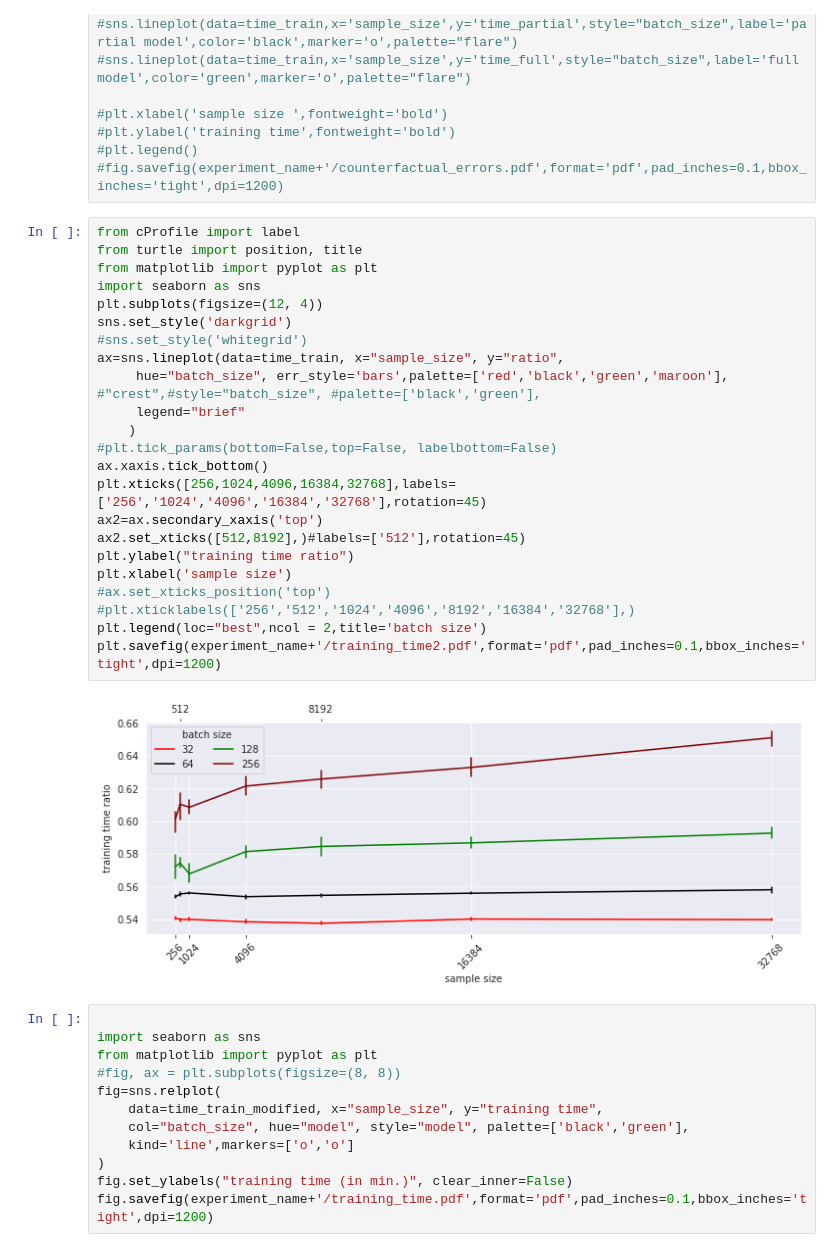
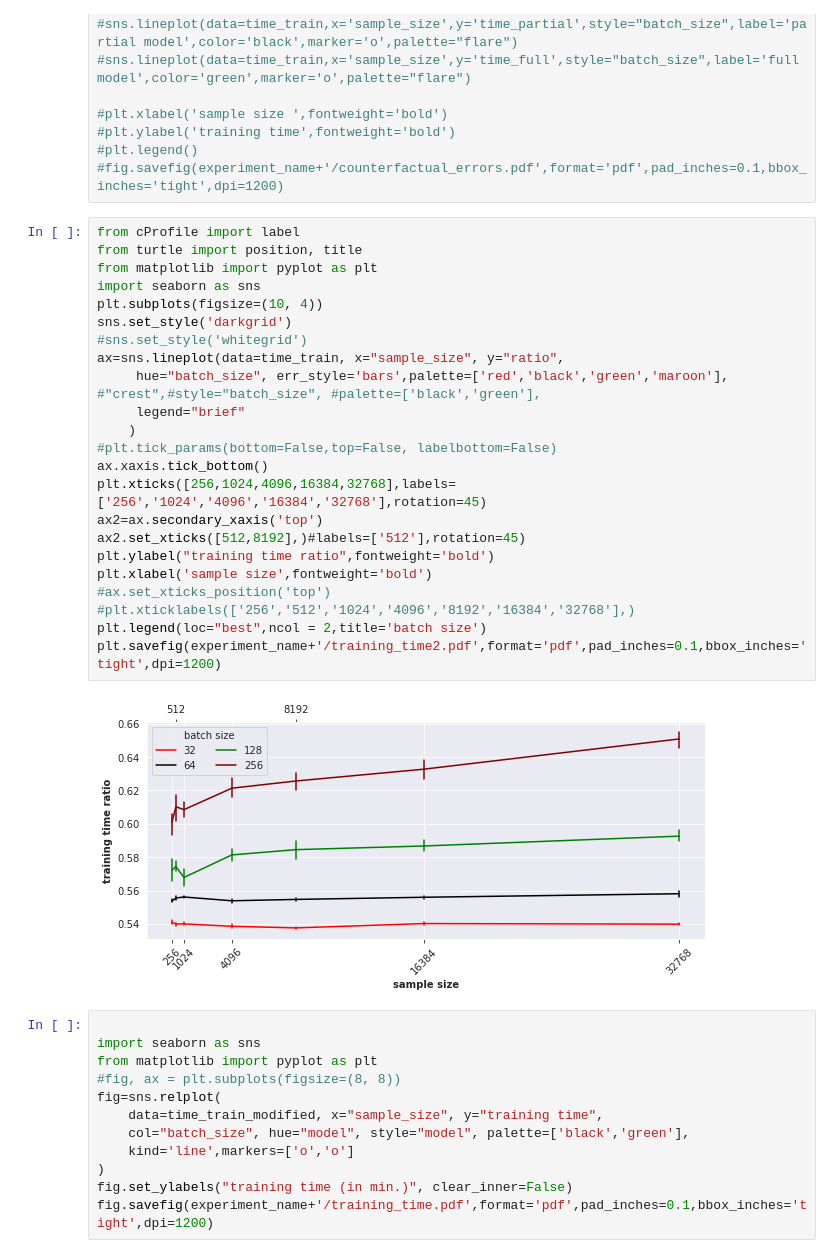
Before and after one commit to Saptarshi-Saha-1996/Noise-Abduction-for-Counterfactuals, a Jupyter notebook: Synthetic_data_experiment/train_time_experiment.ipynb, the cells around one changed output. Saved outputs shown, nothing was run; the diff lists cells and outputs as text.

```diff
--- a/Synthetic_data_experiment/train_time_experiment.ipynb
+++ b/Synthetic_data_experiment/train_time_experiment.ipynb
@@ -254,28 +254,28 @@ from matplotlib import pyplot as plt
 # %%
 from cProfile import label
 from turtle import position, title
 from matplotlib import pyplot as plt
 import seaborn as sns
-plt.subplots(figsize=(12, 4))
+plt.subplots(figsize=(10, 4))
 sns.set_style('darkgrid')
 #sns.set_style('whitegrid')
 ax=sns.lineplot(data=time_train, x="sample_size", y="ratio",
      hue="batch_size", err_style='bars',palette=['red','black','green','maroon'], #"crest",#style="batch_size", #palette=['black','green'],
      legend="brief"
     )
 #plt.tick_params(bottom=False,top=False, labelbottom=False)
 ax.xaxis.tick_bottom()
 plt.xticks([256,1024,4096,16384,32768],labels=['256','1024','4096','16384','32768'],rotation=45)
 ax2=ax.secondary_xaxis('top')
 ax2.set_xticks([512,8192],)#labels=['512'],rotation=45)
-plt.ylabel("training time ratio")
-plt.xlabel('sample size')
+plt.ylabel("training time ratio",fontweight='bold')
+plt.xlabel('sample size',fontweight='bold')
 #ax.set_xticks_position('top')
 #plt.xticklabels(['256','512','1024','4096','8192','16384','32768'],)
 plt.legend(loc="best",ncol = 2,title='batch size')
 plt.savefig(experiment_name+'/training_time2.pdf',format='pdf',pad_inches=0.1,bbox_inches='tight',dpi=1200)
 # %% [output]
-[figure, old version]
+[figure, new version]
 # %%
 
 import seaborn as sns
```
